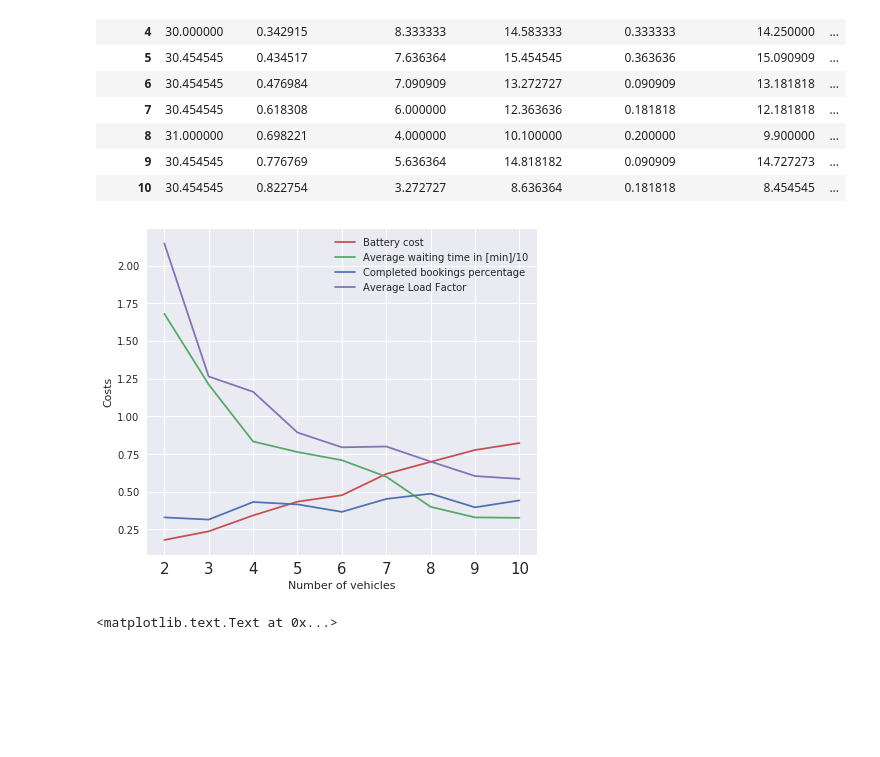
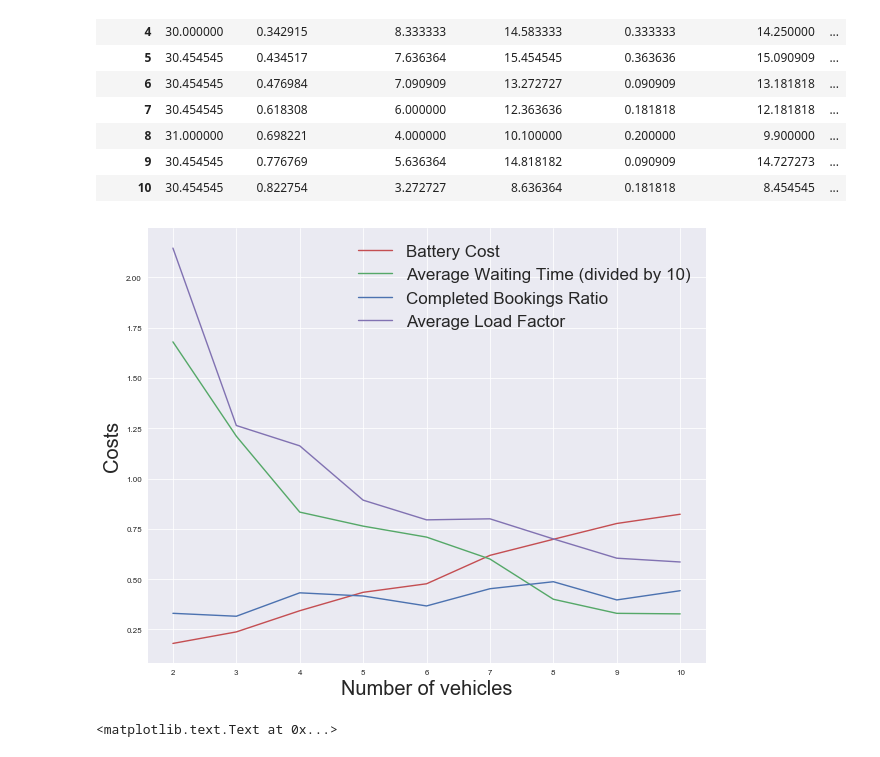
Before and after one commit to paeby/masterThesis, a Jupyter notebook: Analysis/optimal number of vehicles/Demand vs number of vehicles analysis.ipynb, the cells around one changed output. Drawn from its saved outputs; the diff is of its cells as text; code cells hidden in the pictures; blank space fills up the shorter version.

```diff
--- a/Analysis/optimal number of vehicles/Demand vs number of vehicles analysis.ipynb
+++ b/Analysis/optimal number of vehicles/Demand vs number of vehicles analysis.ipynb
@@ -6,6 +6,9 @@ import pandas as pd
 import matplotlib.pyplot as pp
 import matplotlib.pyplot as plt
 import matplotlib
+import matplotlib.pylab as pylab
+
+
 from pandas.tools.plotting import table
 import math
 import seaborn as sns
@@ -16,10 +19,10 @@ warnings.filterwarnings('ignore')
 pd.options.mode.chained_assignment = None
 palette = sns.color_palette()
 font = {'family' : 'normal',
-        'size'   : 20}
+        'size'   : 22}
 
 matplotlib.rc('font', **font)
-label_size = 12
+label_size = 15
 matplotlib.rcParams['xtick.labelsize'] = label_size
 # %%
 import seaborn
@@ -218,6 +161,5 @@ pp.savefig("batteryparam",bbox_inches='tight')
 # %%
 sns.set_context("paper", rc={"font.size":20,"axes.titlesize":15,"axes.labelsize":20})
-sns.set(font_scale = 1.5)
 g = sns.pointplot(x="type", y="completedBookingsPercentage", data=optimal, label = "Battery",legend=True)
 h = sns.pointplot(x="type", y="completedBookingsLess6", data=optimal, label = "Battery",legend=True,color = palette[1])
 h = sns.pointplot(x="type", y="averageLoadFactor", data=optimal, label = "Battery",legend=True,color = palette[2])
@@ -231,6 +173,6 @@ red_patch2 = mpatches.Patch(color=palette[2], label='Average Load Factor')
 red_patch3 = mpatches.Patch(color=palette[1], label='Completed Bookings < 6min')
 
 
-pp.legend(handles=[red_patch,red_patch2,red_patch3],loc='upper right', bbox_to_anchor=(1.65, 1))
+pp.legend(handles=[red_patch,red_patch2,red_patch3],loc='upper right', bbox_to_anchor=(1.65, 1),prop={'size': 20})
 pp.savefig("batteryparambatt",bbox_inches='tight')
 # %% [output]
@@ -602,20 +536,21 @@ averages["averageWaitingTime"][2] = 16.8
 averages["averageWaitingTime"][9] = 3.3
 averages["averageLoadFactor"][8] = 0.07
 # %%
-pp.figure(figsize=(7,6))
-pp.plot(vehicles, averages['totalEnergy'], color = palette[2], label='Battery cost');
-pp.plot(vehicles, averages['averageWaitingTime']/10, color = palette[1], label='Average waiting time in [min]/10');
-pp.plot(vehicles, averages['completedBookingsPercentage'], color = palette[0], label='Completed bookings percentage');
+pp.figure(figsize=(10,8))
+sns.set_context("paper", rc={"font.size":20,"axes.titlesize":20,"axes.labelsize":20})
+pp.plot(vehicles, averages['totalEnergy'], color = palette[2], label='Battery Cost');
+pp.plot(vehicles, averages['averageWaitingTime']/10, color = palette[1], label='Average Waiting Time (divided by 10)');
+pp.plot(vehicles, averages['completedBookingsPercentage'], color = palette[0], label='Completed Bookings Ratio');
 pp.plot(vehicles, averages['averageLoadFactor']*10, color = palette[3], label='Average Load Factor');
 
 
-pp.legend(loc=1)
+pp.legend(loc=1,prop={'size': 17})
 pp.xticks(vehicles)
 pp.xlabel("Number of vehicles")
 pp.ylabel("Costs")
-pp.savefig('vehicleimpact.png')
+pp.savefig('vehicleimpact.pdf')
 # %% [output]
-[figure, old version]
+[figure, new version]
 # %%
 pp.figure(figsize=(7,6))
 pp.plot(vehicles, averages['stabilityWaitingTime']/100, color = palette[2], label='wt');
```
Also changed, not shown: parts of 51 cells of this notebook, 27 other files.
